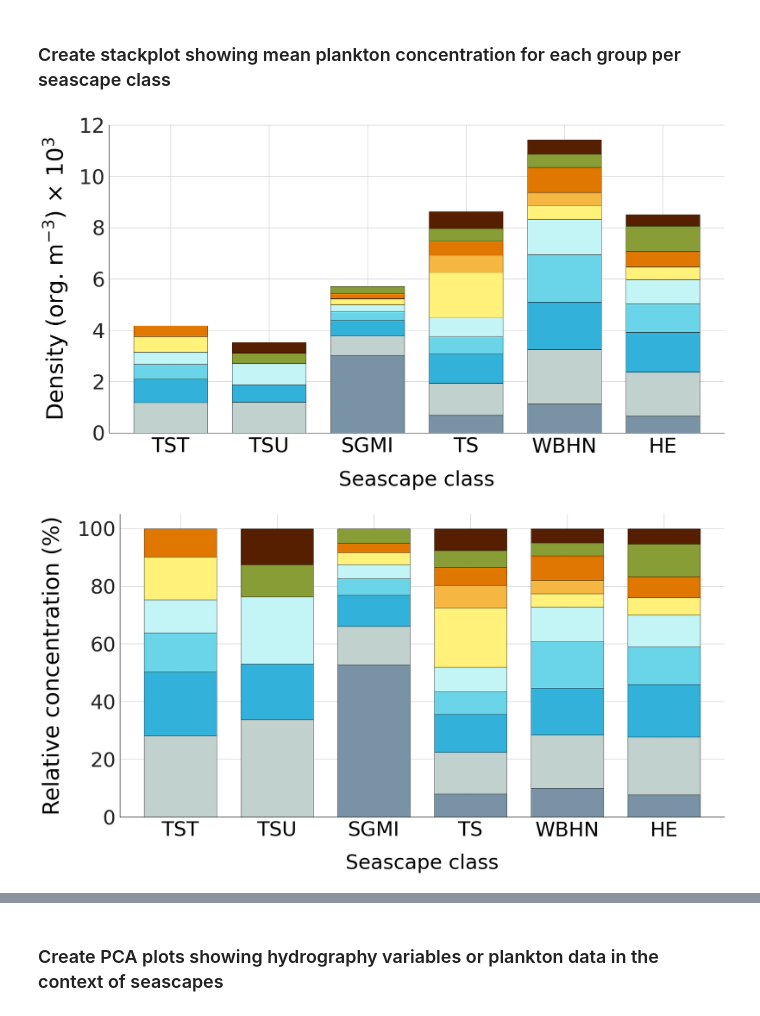
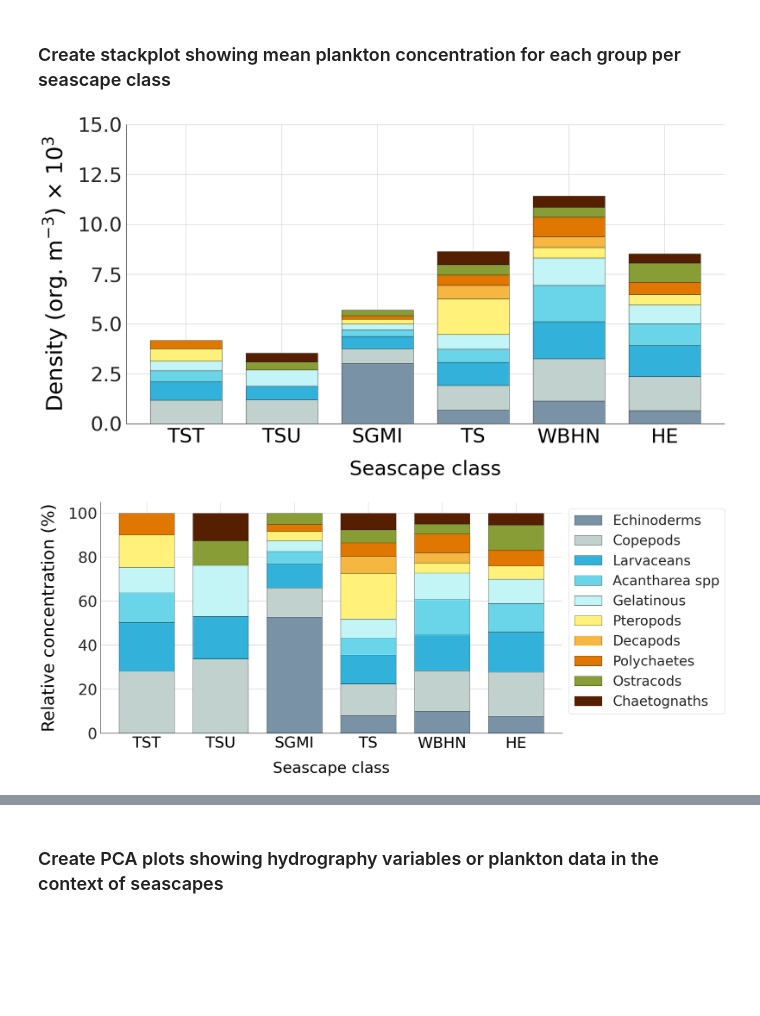
Before and after one commit to eqmh/plankton_imaging, a Jupyter notebook: plankton_abundance.ipynb, the cells around one changed output, grey strips where cells are left out. Cells and saved outputs as stored; diff of their text form; code cells hidden in the pictures; blank space fills up the shorter version.

```diff
--- a/plankton_abundance.ipynb
+++ b/plankton_abundance.ipynb
@@ -927,7 +927,7 @@ pivot_df.plot(
 ax1.set_xticklabels([seascape_labels[x] for x in seascape_levels], rotation=0, color="black", fontsize=fontsize_tick_label)
 ax1.set_ylabel(r'Density (org. m$^{-3}$) $\times$ 10$^{3}$', labelpad=16, color="black", fontsize=fontsize_axis_label)
 ax1.set_xlabel('Seascape class', labelpad=24, color="black", fontsize=fontsize_tick_label)
-ax1.set_ylim(0, 12)
+ax1.set_ylim(0, 15)
 ax1.legend().set_visible(False)
 ax1.tick_params(axis='both', which='major', labelsize=fontsize_tick_label)
 # Remove top/right spines
@@ -943,33 +943,33 @@ plt.show()
 # --- Figure 2: Relative Concentration (%) Stacked Plot ---
 fig2, ax2 = plt.subplots(figsize=(FIG_WIDTH, 10))
 percent_df.plot(
     kind='bar',
     stacked=True,
     ax=ax2,
     color=config["colors"],
     width=0.75,
     edgecolor='black',
     linewidth=0.5
 )
 
 ax2.set_xticklabels([seascape_labels[x] for x in seascape_levels], rotation=0, color="black", fontsize=fontsize_tick_label)
 # Modify labelpad to match Figure 1's visual weight
 ax2.set_ylabel('Relative concentration (%)', labelpad=24, color="black", fontsize=fontsize_axis_label)
 ax2.set_xlabel('Seascape class', labelpad=24, color="black", fontsize=fontsize_tick_label)
 ax2.legend(loc='upper left', bbox_to_anchor=(1, 1), title='', labels=spp_labels)
-ax2.legend().set_visible(False)
+# ax2.legend().set_visible(False) # Comment out to turn off legend
 ax2.tick_params(axis='both', which='major', labelsize=fontsize_tick_label)
 
 # Remove top/right spines
 ax2.spines['top'].set_visible(False)
 ax2.spines['right'].set_visible(False)
 ax2.spines['left'].set_color('black')
 ax2.spines['bottom'].set_color('black')
 
 # Force Figure 2 axes to the EXACT SAME box position as Figure 1
 ax2.set_position(PLOT_BOX)
 
 plt.show()
 # %% [output]
-[figure, old version]
+[figure, new version]
-[figure, old version]
+[figure, new version]
```
Also changed, not shown: parts of 10 cells of this notebook.
